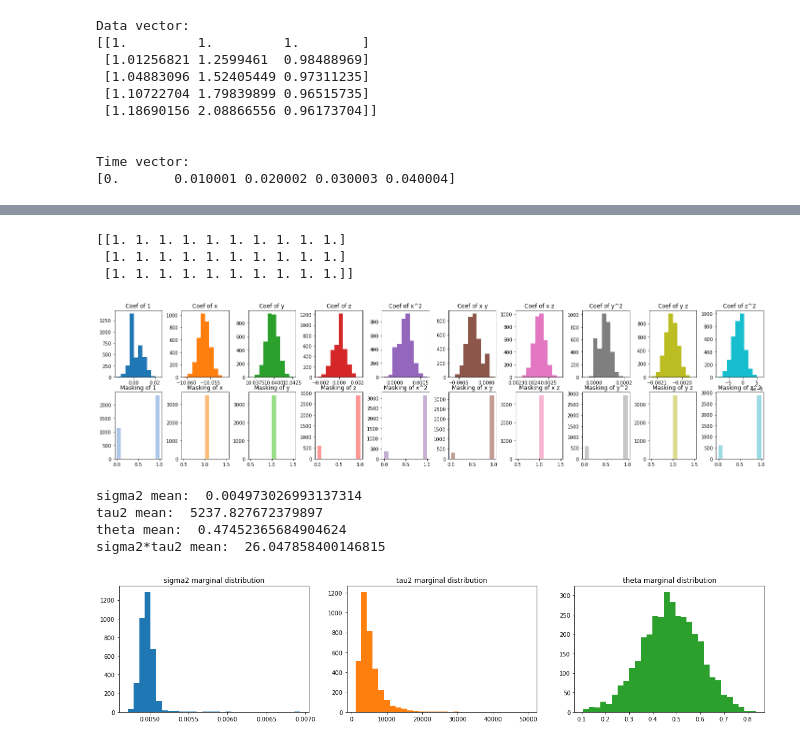
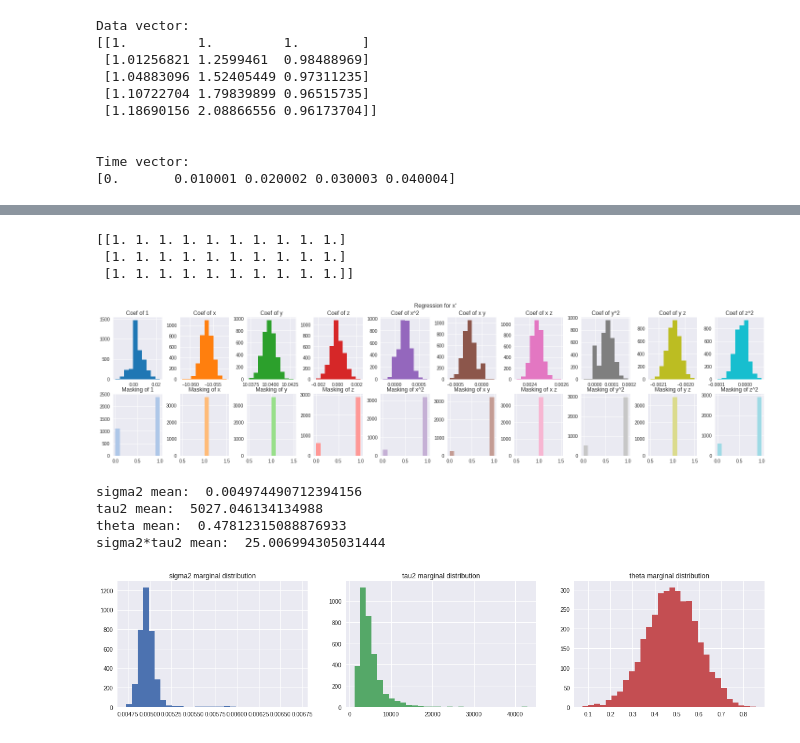
Before and after one commit to emersonvero/LoCP2, a Jupyter notebook: project/module.ipynb, the cells around one changed output, grey strips where cells are left out. Drawn from its saved outputs; the diff is of its cells as text; code cells hidden in the pictures.

```diff
--- a/project/module.ipynb
+++ b/project/module.ipynb
@@ -508,27 +513,29 @@ model.print() # some of the coefficients may not show up even if their .ind_ is
 (z)' = -0.292 1 + -0.012 x + 0.008 y + -2.586 z + 0.025 x^2 + 0.973 x y + 0.006 y^2 + -0.003 z^2
 # %%
 import matplotlib.pyplot as plt
+plt.style.use("seaborn")
 
 # lets look at the x' equation
 samp = model.optimizer.samples[0]
 feat = model.get_feature_names()
 
 fig, axs = plt.subplots(2,10,figsize=[20,5])
+fig.suptitle("Regression for x'")
 colors=plt.get_cmap('tab20')
 fig.tight_layout()
 for i in range(10):
     axs[0,i].hist(samp['beta'][:,i],color=colors.colors[2*i])
     axs[0,i].set_title("Coef of {}".format(feat[i]))
     axs[1,i].hist(samp['z'][:,i],color=colors.colors[2*i+1])
     axs[1,i].set_title("Masking of {}".format(feat[i]))
 
 
 print(model.optimizer.ind_)
 # %% [output]
 [[1. 1. 1. 1. 1. 1. 1. 1. 1. 1.]
  [1. 1. 1. 1. 1. 1. 1. 1. 1. 1.]
  [1. 1. 1. 1. 1. 1. 1. 1. 1. 1.]]
-[figure, old version]
+[figure, new version]
 # %%
 fig,axs = plt.subplots(1,3,figsize=[20,4])
 
@@ -547,8 +554,8 @@ axs[2].hist(samp['theta'],color='C2',bins=nbins)
 axs[2].set_title("theta marginal distribution")
 plt.show()
 # %% [output]
-sigma2 mean:  0.004973026993137314
-tau2 mean:  5237.827672379897
-theta mean:  0.47452365684904624
-sigma2*tau2 mean:  26.047858400146815
+sigma2 mean:  0.004974490712394156
+tau2 mean:  5027.046134134988
+theta mean:  0.47812315088876933
+sigma2*tau2 mean:  25.006994305031444
-[figure, old version]
+[figure, new version]
```
Also changed, not shown: parts of 4 cells of this notebook.
